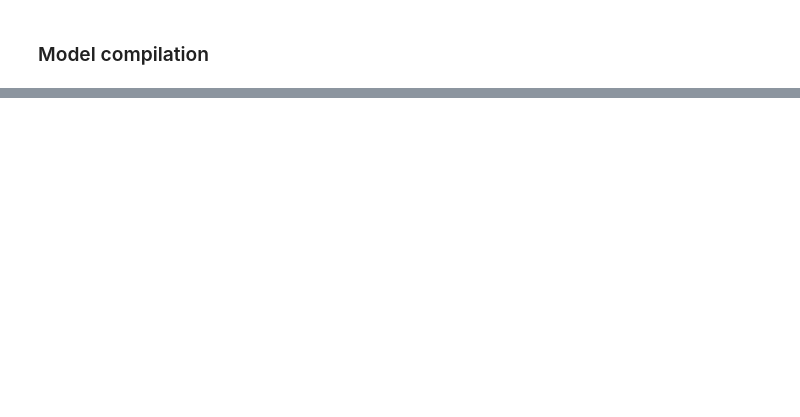
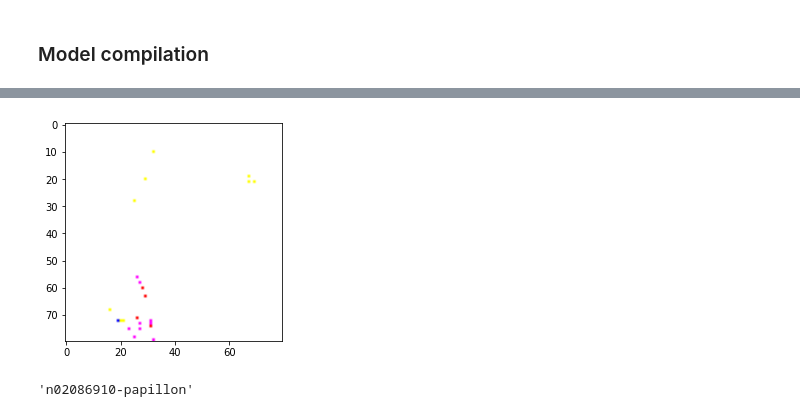
Before and after one commit to hschindele/dogs-vs-cats, a Jupyter notebook: VGG_16_v2.ipynb, the cells around one changed output, grey strips where cells are left out. Cells and saved outputs as stored; diff of their text form; code cells hidden in the pictures; blank space fills up the shorter version.

```diff
--- a/VGG_16.ipynb
+++ b/VGG_16_v2.ipynb
@@ -174,16 +166,2 @@ _________________________________________________________________
 # %% [markdown]
 ### Model compilation
-# %%
-
-from keras.callbacks import EarlyStopping
-
-model.compile(
-    optimizer='adam',
-    loss='categorical_crossentropy',
-    metrics=['accuracy'],
-)
-
-
-es = EarlyStopping(monitor='val_accuracy', mode='max', patience=5,  restore_best_weights=True)
-
-model.fit(X_train, y_train, epochs=10, validation_split=0.2, batch_size=32, callbacks=[es])
@@ -206,0 +168,5 @@ KeyboardInterrupt: ignored
+# %%
+early_stopping = EarlyStopping(patience=5, verbose=1,restore_best_weights=True)
+reduce_lr = ReduceLROnPlateau(factor=0.1, patience=3,verbose=1)
+# %%
+model.fit(X_train,y_train,batch_size=64,epochs=50,validation_data=(X_test,y_test), callbacks=[early_stopping, reduce_lr])
@@ -206,0 +192,19 @@ KeyboardInterrupt: ignored
+# %%
+testpath = '/content/gdrive/MyDrive/MDST/dogs-vs-cats/user_test/morgan_english_cocker_spaniel.jpg'
+
+def runprediction(imgpath):
+  X = []
+  image = load_and_preprocess_image(imgpath)
+  X.append(image)
+  X = np.array(X)
+  tempx = X.astype("float32")
+  prediction = model.predict(tempx)
+  temp = prediction[0]
+  temp[np.argmax(temp)] = 1
+  prediction = np.floor(temp).astype(int)
+  plt.imshow(tempx[0], cmap=plt.get_cmap('gray'))
+  plt.show()
+  return encoder.inverse_transform(np.array([prediction]))[0]
+
+runprediction(testpath)
+# %% [output]
@@ -206,0 +213,2 @@ KeyboardInterrupt: ignored
+[figure, added]
+'n02086910-papillon'
```
Also changed, not shown: parts of 13 cells of this notebook, 1 other file.
